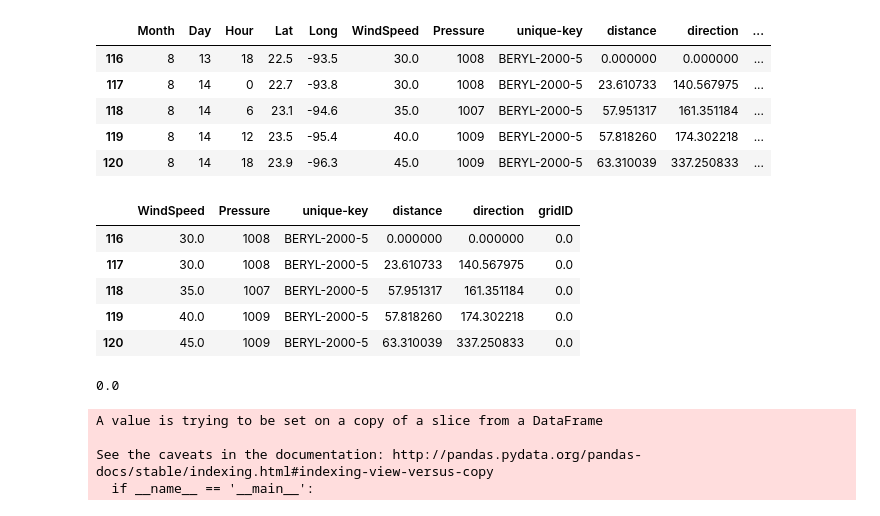
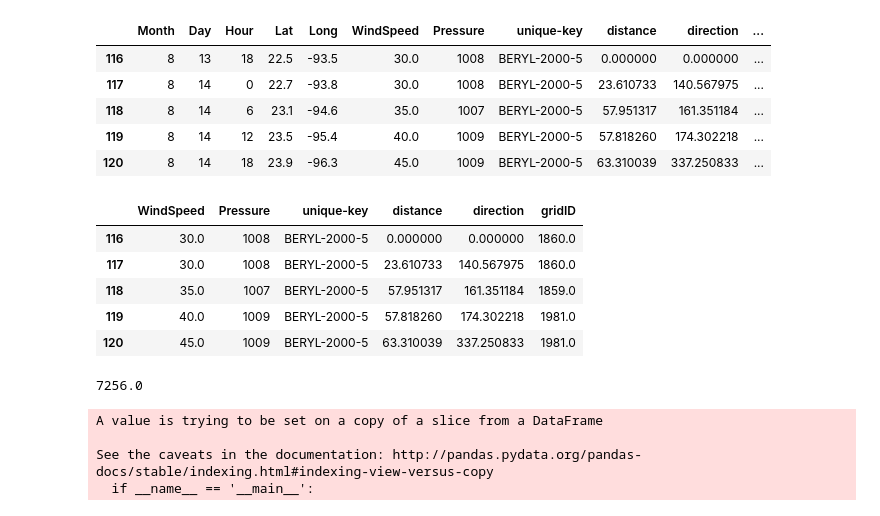
Before and after one commit to sheilaalemany/hurricane-rnn, a Jupyter notebook: hurricane-rnn-sheils.ipynb, the cells around one changed output. Drawn from its saved outputs; the diff is of its cells as text; code cells hidden in the pictures.

```diff
--- a/hurricane-rnn-sheils.ipynb
+++ b/hurricane-rnn-sheils.ipynb
@@ -479,6 +488,5 @@ data.to_csv('checkpoint-dataframe.csv') # Save the dataframe to csv for checkpoi
 # %% [markdown]
 ### Build the Model
 # %%
-df = pd.read_csv('checkpoint-dataframe.csv', index_col=0)
-#print(df[df['gridID'] == 1860]) # Sample
+data = pd.read_csv('checkpoint-dataframe.csv', index_col=0)
 # %%
@@ -491,28 +499,20 @@ df.head() # Check loaded data
 | 119 | 8 | 14 | 12 | 23.5 | -95.4 | 40.0 | 1009 | BERYL-2000-5 | 57.818260 | 174.302218 | ... |
 | 120 | 8 | 14 | 18 | 23.9 | -96.3 | 45.0 | 1009 | BERYL-2000-5 | 63.310039 | 337.250833 | ... |
 # %%
-names = df['unique-key'].unique()
-df.drop(['Month', 'Day', 'Hour', 'Lat', 'Long'], axis = 1, inplace = True)
-temp_df = df
-
-# temp_df = temp_df[temp_df['distance'] > 0]
-# temp_df['distance'] = np.log(temp_df['distance'])
-
-# temp_df = temp_df[temp_df['direction'] > 0]
-# temp_df['direction'] = np.log(temp_df['direction'])
-
-temp_df.head()
+names = data['unique-key'].unique()
+data.drop(['Month', 'Day', 'Hour', 'Lat', 'Long'], axis = 1, inplace = True)
+data.head()
 # %% [output]
 |  | WindSpeed | Pressure | unique-key | distance | direction | gridID |
-| 116 | 30.0 | 1008 | BERYL-2000-5 | 0.000000 | 0.000000 | 0.0 |
-| 117 | 30.0 | 1008 | BERYL-2000-5 | 23.610733 | 140.567975 | 0.0 |
-| 118 | 35.0 | 1007 | BERYL-2000-5 | 57.951317 | 161.351184 | 0.0 |
-| 119 | 40.0 | 1009 | BERYL-2000-5 | 57.818260 | 174.302218 | 0.0 |
-| 120 | 45.0 | 1009 | BERYL-2000-5 | 63.310039 | 337.250833 | 0.0 |
+| 116 | 30.0 | 1008 | BERYL-2000-5 | 0.000000 | 0.000000 | 1860.0 |
+| 117 | 30.0 | 1008 | BERYL-2000-5 | 23.610733 | 140.567975 | 1860.0 |
+| 118 | 35.0 | 1007 | BERYL-2000-5 | 57.951317 | 161.351184 | 1859.0 |
+| 119 | 40.0 | 1009 | BERYL-2000-5 | 57.818260 | 174.302218 | 1981.0 |
+| 120 | 45.0 | 1009 | BERYL-2000-5 | 63.310039 | 337.250833 | 1981.0 |
 # %%
-max(temp_df['gridID']) # Total grid spots
+max(data['gridID']) # Total grid spots
 # %% [output]
-0.0
+7256.0
 # %%
 # Normalize the values to predict them more easily in our model
 scalers = {}
```
Also changed, not shown: parts of 21 cells of this notebook, 7 other files.
